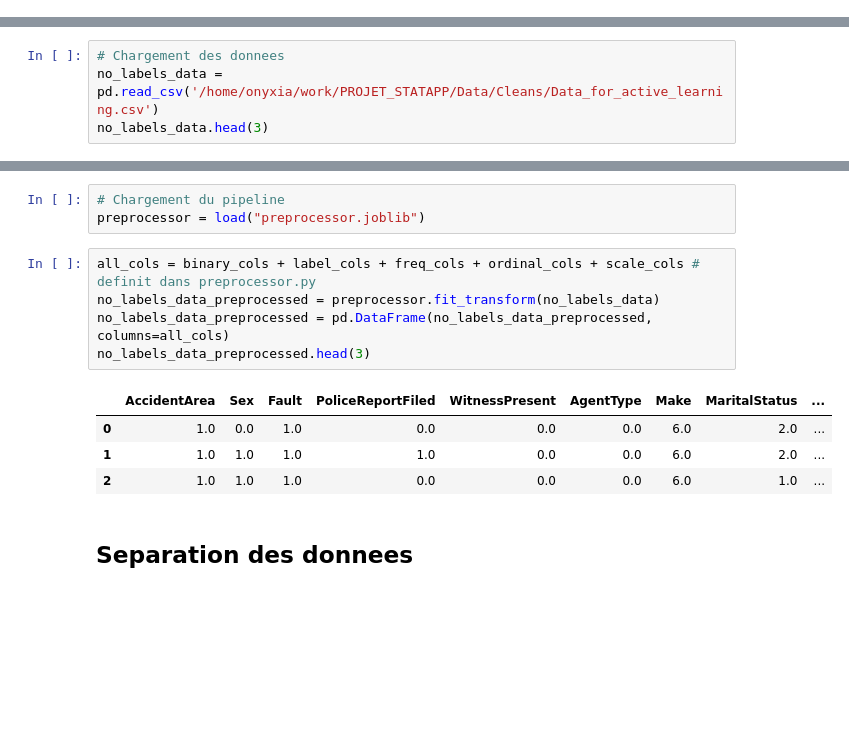
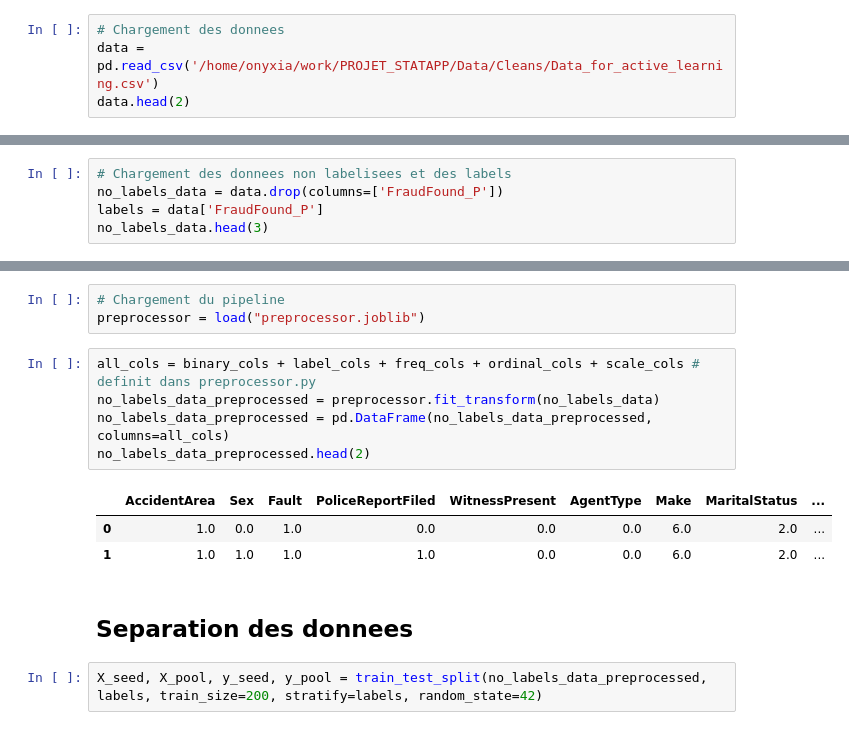
Before and after one commit to LarrySANDJO/PROJET_STATAPP, a Jupyter notebook: Notebooks/Active_Learning.ipynb, the cells around one changed output, grey strips where cells are left out. Cells and saved outputs as stored; diff of their text form; blank space fills up the shorter version.

Commit message:
Active learning...

```diff
--- a/Notebooks/Active_Learning.ipynb
+++ b/Notebooks/Active_Learning.ipynb
@@ -7,2 +8,6 @@ from preprocessor import *
 # %% [markdown]
 ## Masquage des labels
+# %%
+# Chargement des donnees
+data = pd.read_csv('/home/onyxia/work/PROJET_STATAPP/Data/Cleans/Data_for_active_learning.csv')
+data.head(2)
@@ -9,6 +19,7 @@ from preprocessor import *
 # %%
-# Chargement des donnees
-no_labels_data = pd.read_csv('/home/onyxia/work/PROJET_STATAPP/Data/Cleans/Data_for_active_learning.csv')
+# Chargement des donnees non labelisees et des labels
+no_labels_data = data.drop(columns=['FraudFound_P'])
+labels = data['FraudFound_P']
 no_labels_data.head(3)
 # %% [output]
 |  | Unnamed: 0 | Make | AccidentArea | Sex | MaritalStatus | Age | Fault | PolicyType | VehiclePrice | ... |
@@ -22,12 +33,13 @@ preprocessor = load("preprocessor.joblib")
 # %%
 all_cols = binary_cols + label_cols + freq_cols + ordinal_cols + scale_cols # definit dans preprocessor.py
 no_labels_data_preprocessed = preprocessor.fit_transform(no_labels_data)
 no_labels_data_preprocessed = pd.DataFrame(no_labels_data_preprocessed, columns=all_cols)
-no_labels_data_preprocessed.head(3)
+no_labels_data_preprocessed.head(2)
 # %% [output]
 |  | AccidentArea | Sex | Fault | PoliceReportFiled | WitnessPresent | AgentType | Make | MaritalStatus | ... |
 | 0 | 1.0 | 0.0 | 1.0 | 0.0 | 0.0 | 0.0 | 6.0 | 2.0 | ... |
 | 1 | 1.0 | 1.0 | 1.0 | 1.0 | 0.0 | 0.0 | 6.0 | 2.0 | ... |
-| 2 | 1.0 | 1.0 | 1.0 | 0.0 | 0.0 | 0.0 | 6.0 | 1.0 | ... |
 # %% [markdown]
 ## Separation des donnees
+# %%
+X_seed, X_pool, y_seed, y_pool = train_test_split(no_labels_data_preprocessed, labels, train_size=200, stratify=labels, random_state=42)
```
Also changed, not shown: parts of 9 cells of this notebook, 2 other files.
